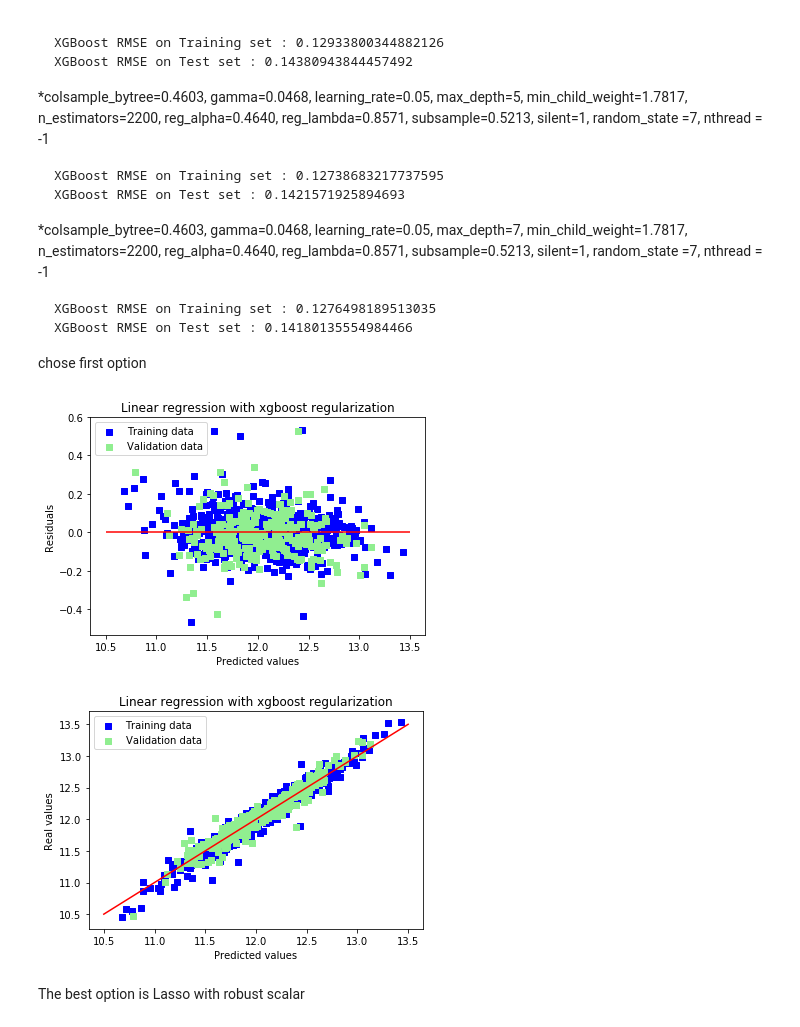
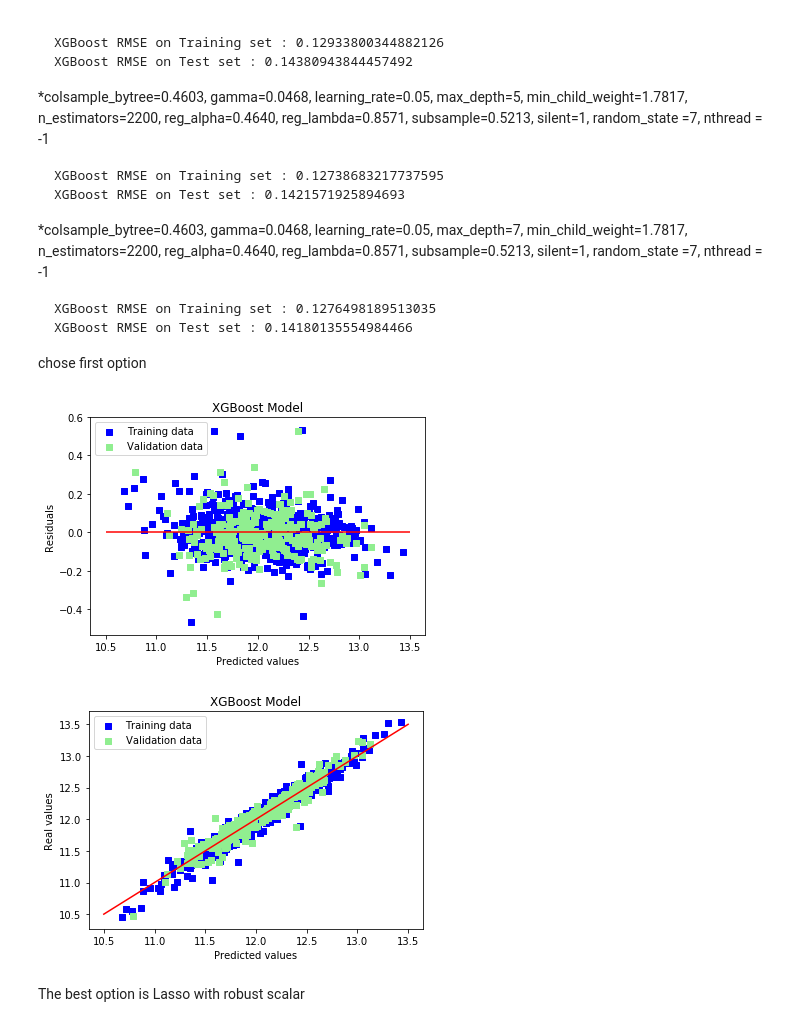
Before and after one commit to MiriamAnkri/HousePrices, a Jupyter notebook: HousePrices.ipynb, the cells around one changed output. Drawn from its saved outputs; the diff is of its cells as text; code cells hidden in the pictures.

```diff
--- a/HousePrices.ipynb
+++ b/HousePrices.ipynb
@@ -75,0 +98,8 @@ df_train.nlargest(4,'GrLivArea')
+# %%
+big_house_index = df_train[df_train['GrLivArea'] > 4000].index
+cheap_house_index = df_train[df_train['SalePrice'] < 400000].index
+del_index = []
+for index in big_house_index:
+    if index in cheap_house_index:
+        del_index.append(index)
+print(del_index)
@@ -76,6 +108,5 @@ df_train.nlargest(4,'GrLivArea')
 # %%
-df_train = df_train.drop(df_train[df_train['Id'] == 1299].index)
-df_train = df_train.drop(df_train[df_train['Id'] == 524].index)
+df_train = df_train.drop(del_index)
 plt.scatter(df_train.GrLivArea, df_train.SalePrice, c = "blue", marker = "s")
 plt.title("Looking for outliers - GrLivArea")
 plt.xlabel("GrLivArea")
@@ -600,32 +576,19 @@ Different hyperparameters:
     XGBoost RMSE on Test set : 0.14180135554984466
 
  chose first option
-# %%
-
-Y_train_xgb = xgboost_model.predict(X_train)
-Y_val_xgb = xgboost_model.predict(X_val)
-
-# Plot residuals
-plt.scatter(Y_train_xgb, Y_train_xgb - Y_train, c = "blue", marker = "s", label = "Training data")
-plt.scatter(Y_val_xgb, Y_val_xgb - Y_val, c = "lightgreen", marker = "s", label = "Validation data")
-plt.title("Linear regression with xgboost regularization")
-plt.xlabel("Predicted values")
-plt.ylabel("Residuals")
-plt.legend(loc = "upper left")
-plt.hlines(y = 0, xmin = 10.5, xmax = 13.5, color = "red")
-plt.show()
-
-# Plot predictions
-plt.scatter(Y_train_xgb, Y_train, c = "blue", marker = "s", label = "Training data")
-plt.scatter(Y_val_xgb, Y_val, c = "lightgreen", marker = "s", label = "Validation data")
-plt.title("Linear regression with xgboost regularization")
-plt.xlabel("Predicted values")
-plt.ylabel("Real values")
-plt.legend(loc = "upper left")
-plt.plot([10.5, 13.5], [10.5, 13.5], c = "red")
-plt.show()
-# %% [output]
-[figure, removed]
-[figure, removed]
+# %%
+
+Y_train_xgb = xgboost_model.predict(X_train)
+Y_val_xgb = xgboost_model.predict(X_val)
+
+
+# Plot residuals
+plot_residuals(Y_train_xgb,Y_val_xgb,"XGBoost Model")
+
+# Plot predictions
+plot_predictions(Y_train_xgb,Y_val_xgb,"XGBoost Model")
+# %% [output]
+[figure, added]
+[figure, added]
 # %% [markdown]
 The best option is Lasso with robust scalar
```
Also changed, not shown: parts of 28 cells of this notebook.
